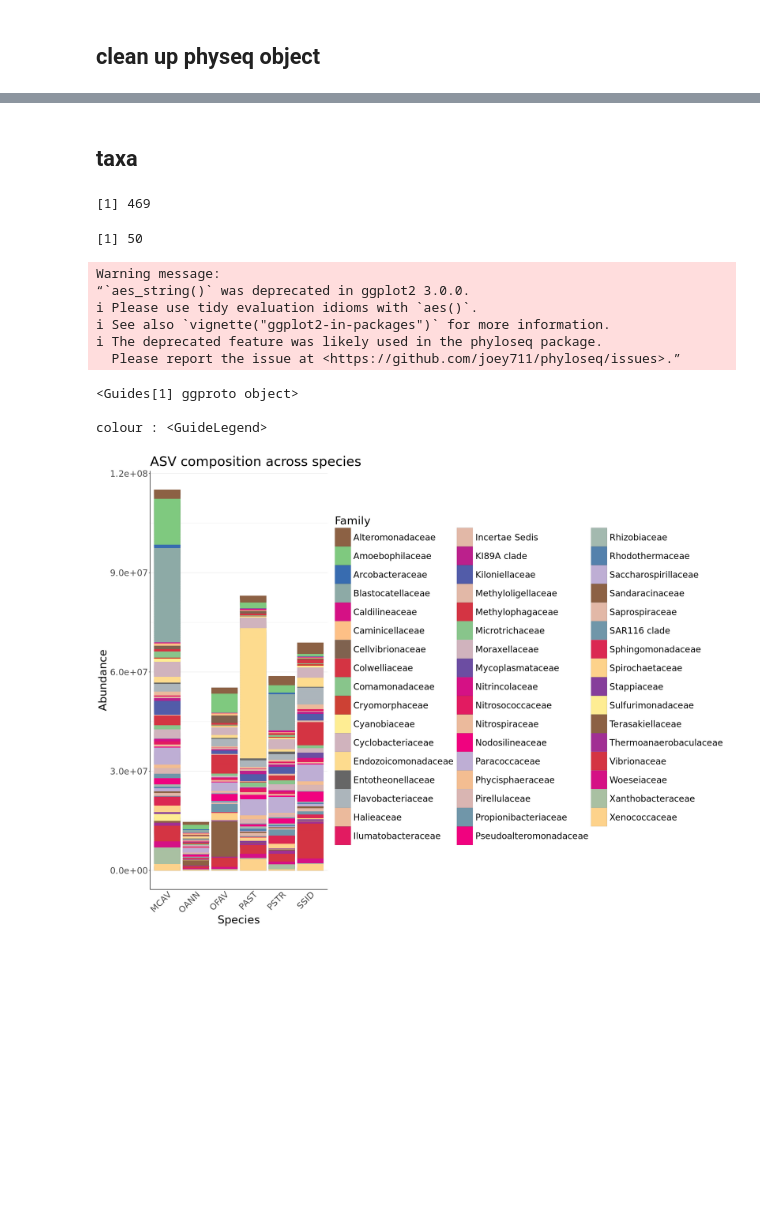
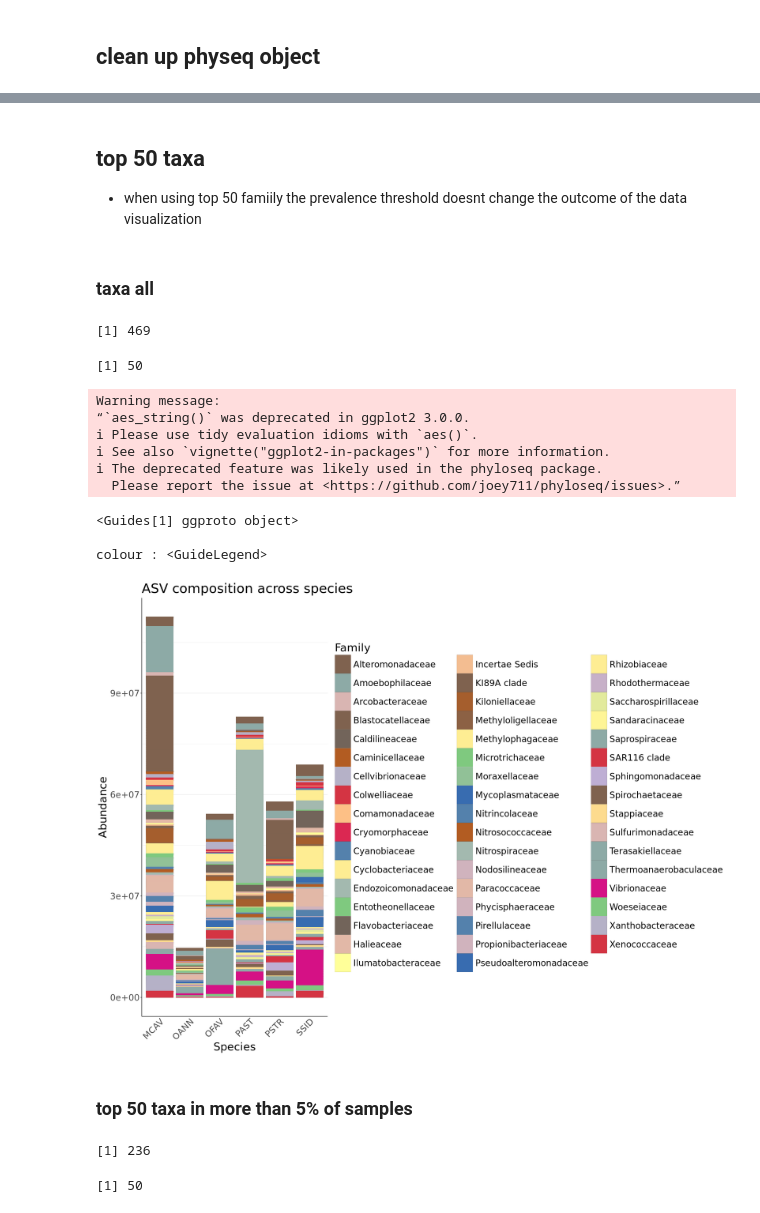
Before and after one commit to cdesouza02/BEL_16S_ITS2, a Jupyter notebook: BEL_16S_outputs/physeq_taxa16S.ipynb, the cells around one changed output, grey strips where cells are left out. Drawn from its saved outputs; the diff is of its cells as text; code cells hidden in the pictures; blank space fills up the shorter version.

Commit message:
5% prevalence threshold added

```diff
--- a/BEL_16S_outputs/physeq_taxa16S.ipynb
+++ b/BEL_16S_outputs/physeq_taxa16S.ipynb
@@ -372,0 +395,2 @@ mean(readcount$TotalReads)
+# %%
+ps <- subset_taxa(ps, !is.na(Phylum) & !Phylum %in% c("", "uncharacterized"))
@@ -425,5 +623,8 @@ tax_table()   Taxonomy Table:    [ 46460 taxa by 6 taxonomic ranks ]
+# %% [markdown]
+## top 50 taxa
+- when using top 50 famiily the prevalence threshold doesnt change the outcome of the data visualization
 # %% [markdown]
-## taxa
+### taxa all
 # %%
     # how many unique family taxa are there?
 length(unique(tax_table(ps_norm)[, "Family"]))
@@ -433,10 +634,10 @@ ps_fam=tax_glom(ps_norm, taxrank= "Family")
 
 #isolating top 50 family taxa
 top50<- names(sort(taxa_sums(ps_fam), decreasing=TRUE))[1:50]
-ps_fam <- prune_taxa(top50, ps_fam)
+ps_fam_50 <- prune_taxa(top50, ps_fam)
 
 #confirm that it has been reduced
-length(unique(tax_table(ps_fam)[, "Family"]))
+length(unique(tax_table(ps_fam_50)[, "Family"]))
 # %% [output]
 [1] 469
 [1] 50
@@ -450,7 +651,7 @@ fam_taxa <- unique(tax_table(ps_fam)[, "Family"])
     # naming my color palette so the random order stays the same
     famcolors<- setNames(famcolors, fam_taxa)
 # %%
-fam <- plot_bar(ps_fam, x="Species", fill = "Family") +
+fam <- plot_bar(ps_fam_50, x="Species", fill = "Family") +
   geom_bar(aes(color = Family, fill = Family),
            stat = "identity", position = "stack") +
   labs(title = "ASV composition across species",
@@ -459,31 +660,49 @@ fam <- plot_bar(ps_fam, x="Species", fill = "Family") +
        color = "Family") +
   scale_fill_manual(values = famcolors, drop = TRUE) +
   scale_color_manual(values = famcolors, drop = TRUE) +
   theme_bw() +
   theme(
     legend.position = "right",
     legend.title = element_text(size = 25),
   legend.text = element_text(size = 20),
   legend.key.width = unit(1.3, "cm"),     # make the legend keys wider
   legend.key.height = unit(1.5, "cm"),   # make them taller
     panel.border = element_blank(),
     panel.grid.major.x = element_blank(),
     panel.grid.minor.x = element_blank(),
     axis.ticks.x = element_blank(),
     axis.line = element_line(color = "black"),
     axis.text.x = element_text(angle = 45, vjust = 1, hjust = 1),
     text = element_text(size = 25)
   )
 guides(color = guide_legend(override.aes = list(size = 6)))
 fam
 # %% [output]
 Warning message:
 “`aes_string()` was deprecated in ggplot2 3.0.0.
 ℹ Please use tidy evaluation idioms with `aes()`.
 ℹ See also `vignette("ggplot2-in-packages")` for more information.
 ℹ The deprecated feature was likely used in the phyloseq package.
   Please report the issue at <https://github.com/joey711/phyloseq/issues>.”
 <Guides[1] ggproto object>
 
 colour : <GuideLegend>
-[figure, old version]
+[figure, new version]
+# %% [markdown]
+### top 50 taxa in more than 5% of samples
+# %%
+    # how many unique family taxa are there?
+length(unique(tax_table(ps_norm_5)[, "Family"]))
+
+#reduce that to top 50
+ps_fam_5=tax_glom(ps_norm_5, taxrank= "Family")
+
+#isolating top 50 family taxa
+top50_5<- names(sort(taxa_sums(ps_fam_5), decreasing=TRUE))[1:50]
+ps_fam_50_5 <- prune_taxa(top50_5, ps_fam_5)
+
+#confirm that it has been reduced
+length(unique(tax_table(ps_fam_50_5)[, "Family"]))
+# %% [output]
+[1] 236
+[1] 50
```
Also changed, not shown: parts of 39 cells of this notebook.
